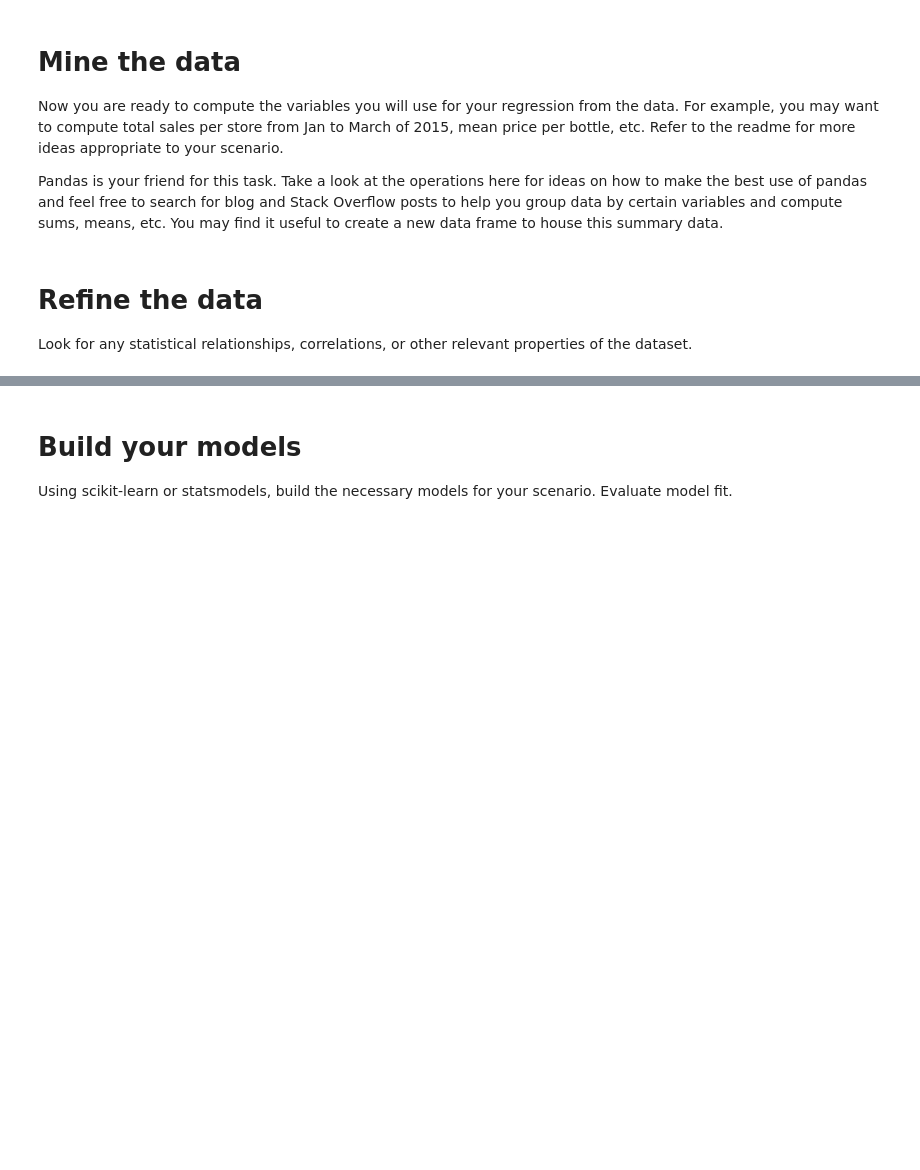
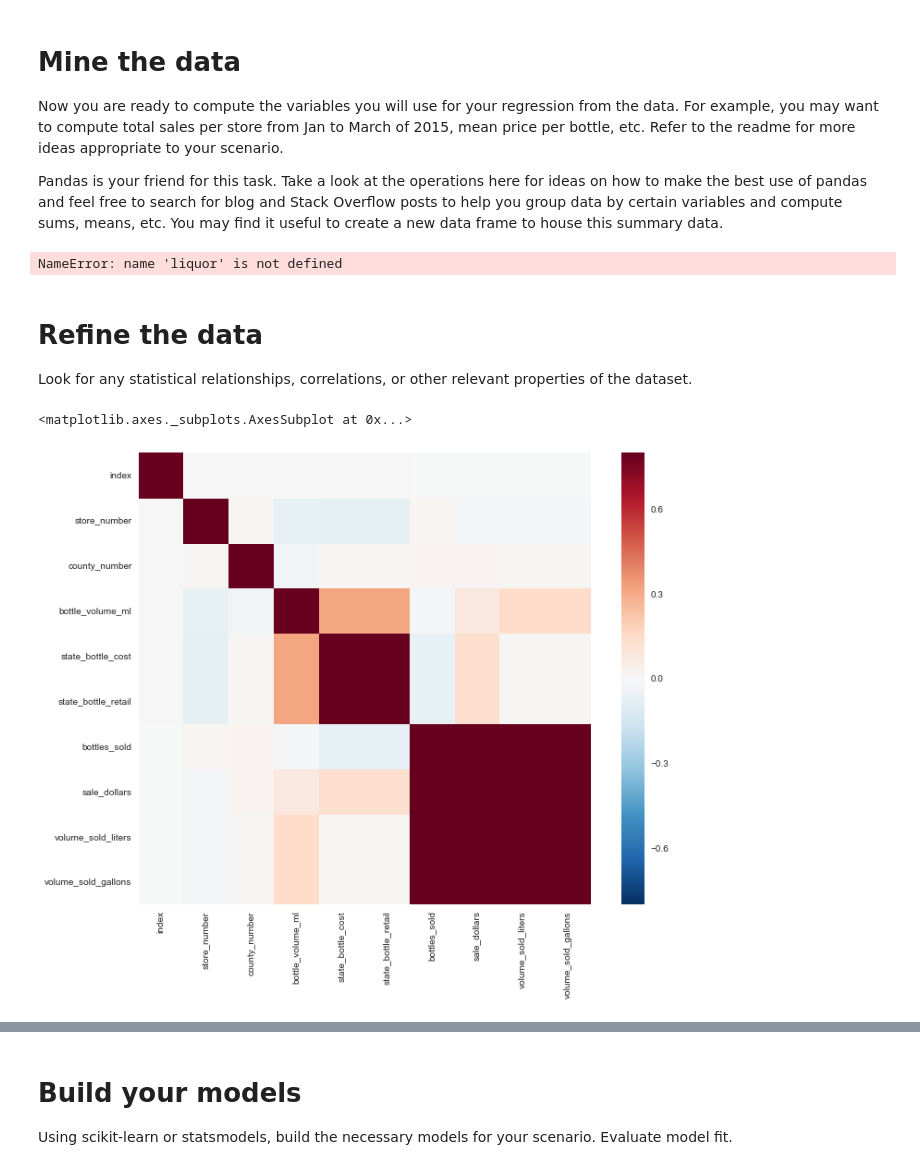
Before and after one commit to matthewbrems/old, a Jupyter notebook: projects/02-project/starter-code/project-2-starter-code-jd.ipynb, the cells around one changed output, grey strips where cells are left out. Drawn from its saved outputs; the diff is of its cells as text; code cells hidden in the pictures; blank space fills up the shorter version.

```diff
--- a/projects/02-project/starter-code/project-2-starter-code-jd.ipynb
+++ b/projects/02-project/starter-code/project-2-starter-code-jd.ipynb
@@ -202,3 +209,55 @@ sns.pairplot(by_city)
+# %%
+liquor_by_store = liquor[['store_number',
+                          'sale_dollars',
+                          'bottles_sold',
+                          'state_bottle_retail']].groupby(liquor.store_number).agg({'sale_dollars' : np.sum,
+                                                                                    'bottles_sold' : np.sum,
+                                                                                    'state_bottle_retail' : np.sum})
+
+liquor_by_zip = liquor[['zip_code',
+                          'sale_dollars',
+                          'bottles_sold',
+                          'state_bottle_retail',
+                        'store_number']].groupby(liquor.zip_code).agg({'sale_dollars' : np.sum,
+                                                                                    'bottles_sold' : np.sum,
+                                                                                    'state_bottle_retail' : np.sum,
+                                                                                   'store_number' : lambda x: x.nunique()})
+liquor_by_city = liquor[['city',
+                          'sale_dollars',
+                          'bottles_sold',
+                          'state_bottle_retail',
+                        'store_number']].groupby(liquor.city).agg({'sale_dollars' : np.sum,
+                                                                                    'bottles_sold' : np.sum,
+                                                                                    'state_bottle_retail' : np.sum,
+                                                                           'store_number' : lambda x: x.nunique()})
+liquor_by_county = liquor[['county',
+                          'sale_dollars',
+                          'bottles_sold',
+                          'state_bottle_retail',
+                          'store_number']].groupby(liquor.county).agg({'sale_dollars' : np.sum,
+                                                                                    'bottles_sold' : np.sum,
+                                                                                    'state_bottle_retail' : np.sum,
+                                                                             'store_number' : lambda x: x.nunique()})
+
+
+liquor_by_store['avg_price_per_bottle'] = liquor_by_store.sale_dollars / liquor_by_store.bottles_sold
+liquor_by_zip['avg_price_per_bottle'] = liquor_by_zip.sale_dollars / liquor_by_zip.bottles_sold
+liquor_by_city['avg_price_per_bottle'] = liquor_by_city.sale_dollars / liquor_by_city.bottles_sold
+liquor_by_county['avg_price_per_bottle'] = liquor_by_county.sale_dollars / liquor_by_county.bottles_sold
+
+liquor_by_zip['avg_sales_store'] = liquor_by_zip.sale_dollars / (liquor_by_zip.bottles_sold)
+liquor_by_city['avg_sales_store'] = liquor_by_city.sale_dollars / (liquor_by_city.bottles_sold)
+liquor_by_county['avg_sales_store'] = liquor_by_county.sale_dollars / (liquor_by_county.bottles_sold)
+
+liquor_by_zip['avg_sales_store_plus1'] = liquor_by_zip.sale_dollars / (liquor_by_zip.bottles_sold + 1)
+liquor_by_city['avg_sales_store_plus1'] = liquor_by_city.sale_dollars / (liquor_by_city.bottles_sold + 1)
+liquor_by_county['avg_sales_store_plus1'] = liquor_by_county.sale_dollars / (liquor_by_county.bottles_sold + 1)
+
+liquor_by_zip['delta_sales'] = liquor_by_zip.avg_sales_store - liquor_by_zip.avg_sales_store_plus1
+liquor_by_city['delta_sales'] = liquor_by_city.avg_sales_store - liquor_by_city.avg_sales_store_plus1
+liquor_by_county['delta_sales'] = liquor_by_county.avg_sales_store - liquor_by_county.avg_sales_store_plus1
+# %% [output]
+NameError: name 'liquor' is not defined
 # %% [markdown]
 # Refine the data
 
@@ -255,0 +265,11 @@ liquor_by_county['delta_sales'] = liquor_by_county.avg_sales_store - liquor_by_c
+# %%
+liquor_correlation = liquor.corr()
+
+# Set up the matplotlib figure
+f, ax = plt.subplots(figsize=(12, 9))
+
+# Draw the heatmap using seaborn
+sns.heatmap(liquor_correlation, vmax=.8, square=True)
+# %% [output]
+<matplotlib.axes._subplots.AxesSubplot at 0x...>
+[figure, added]
```
Also changed, not shown: parts of 30 cells of this notebook, 3 other files.
